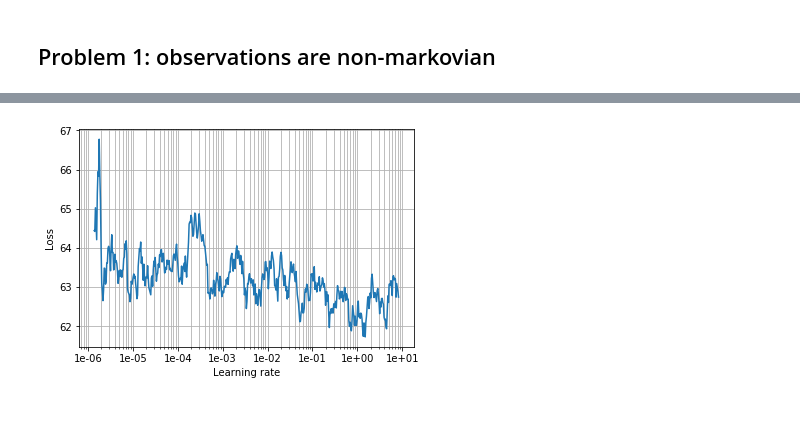
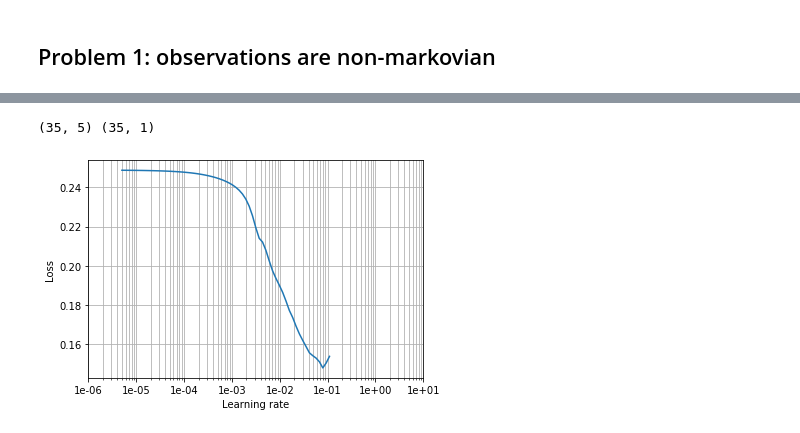
Before and after one commit to zhihanyang2022/deeprl_notes, a Jupyter notebook: imitation_learning/imitation_learning.ipynb, the cells around one changed output, grey strips where cells are left out. Cells and saved outputs as stored; diff of their text form; code cells hidden in the pictures.

```diff
--- a/imitation_learning/imitation_learning.ipynb
+++ b/imitation_learning/imitation_learning.ipynb
@@ -60,4 +80,4 @@ class Regressor(nn.Module):
 # %%
-def get_model(num_hyperplanes):
-    nn = Regressor(num_hyperplanes)
+def get_model(num_inputs, num_neurons):
+    nn = Regressor(num_inputs, num_neurons)
     return nn, optim.Adam(nn.parameters(), lr=1e-4)
@@ -64,14 +146,28 @@ def get_model(num_hyperplanes):
+# %%
+def rolling_window(a, window):
+    shape = a.shape[:-1] + (a.shape[-1] - window + 1, window)
+    strides = a.strides + (a.strides[-1],)
+    return np.lib.stride_tricks.as_strided(a, shape=shape, strides=strides)
+# %%
+window_size = 5
+# %%
+x_train, y_train = rolling_window(states[:-1], window=window_size), states[np.arange(window_size, len(states))].reshape(-1, 1)
+print(x_train.shape, y_train.shape)
+x_train, y_train = torch.from_numpy(x_train), torch.from_numpy(y_train).float()
+train_ds = TensorDataset(x_train, y_train)
+train_dl = DataLoader(train_ds, batch_size=39, shuffle=True)
+# %% [output]
+(35, 5) (35, 1)
 # %%
-model, opt = get_model(100)
-def loss(ypreds, yb):
-    return torch.mean((yb - ypreds) ** 2)
+model, opt = get_model(window_size, 100)
+loss = nn.MSELoss()
 learn = Learner(train_dl, train_dl, model, loss, opt)
 
 loss_cb = LossCallback()
 cb_handler = CallbackHandler(cbs=[loss_cb])
 
 trainer = Trainer(learn=learn, cb_handler=cb_handler)
 
-trainer.find_lr(beta=0.98, final_value=10, num_itr=500)
+trainer.find_lr(beta=0.98, final_value=10, num_itr=100)
 # %% [output]
-[figure, old version]
+[figure, new version]
```
Also changed, not shown: parts of 18 cells of this notebook, 1 other file.
